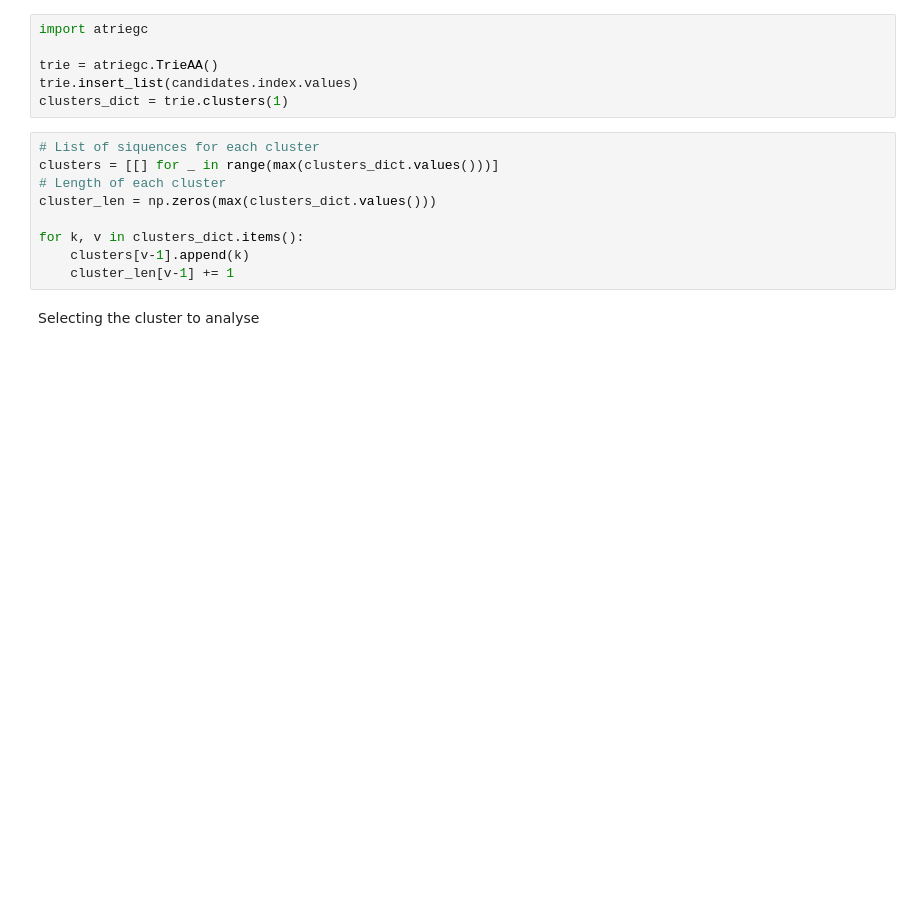
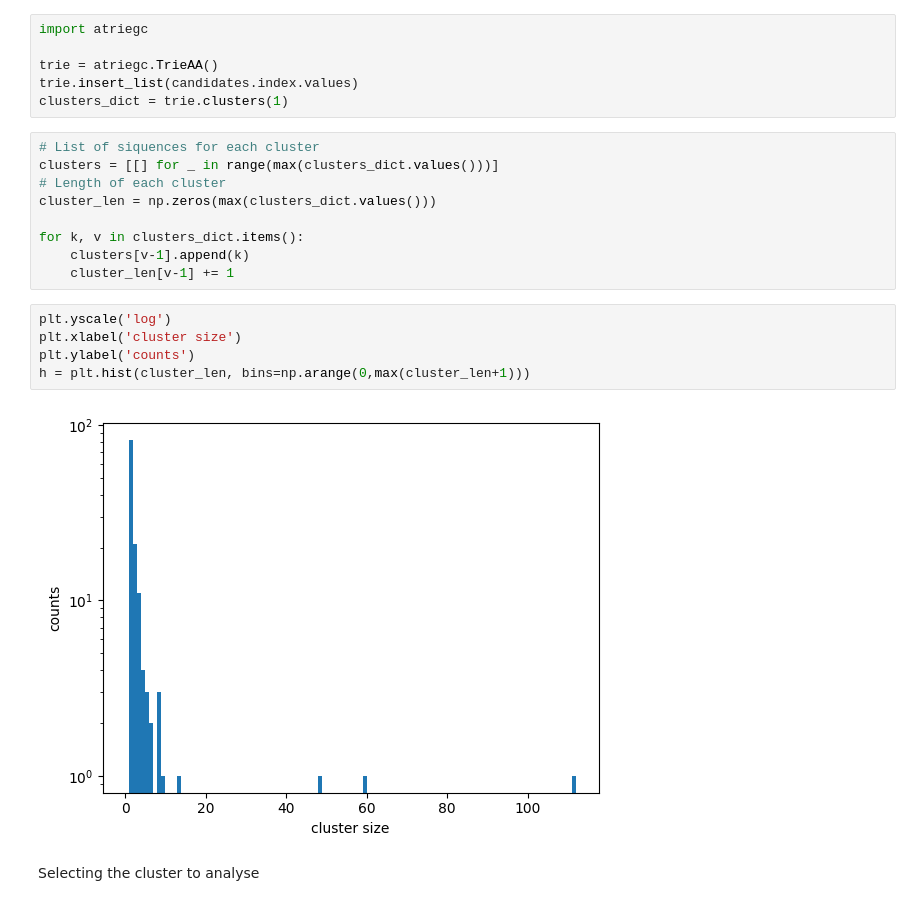
Before and after one commit to amazzoli/Quantitative_immunology, a Jupyter notebook: notebooks/ALICE_enrichment.ipynb, the cells around one changed output. Cells and saved outputs as stored; diff of their text form; blank space fills up the shorter version.

```diff
--- a/notebooks/ALICE_enrichment.ipynb
+++ b/notebooks/ALICE_enrichment.ipynb
@@ -185,6 +215,13 @@ cluster_len = np.zeros(max(clusters_dict.values()))
 for k, v in clusters_dict.items():
     clusters[v-1].append(k)
     cluster_len[v-1] += 1
+# %%
+plt.yscale('log')
+plt.xlabel('cluster size')
+plt.ylabel('counts')
+h = plt.hist(cluster_len, bins=np.arange(0,max(cluster_len+1)))
+# %% [output]
+[figure, added]
 # %% [markdown]
 Selecting the cluster to analyse
 # %%
```
Also changed, not shown: parts of 8 cells of this notebook.
